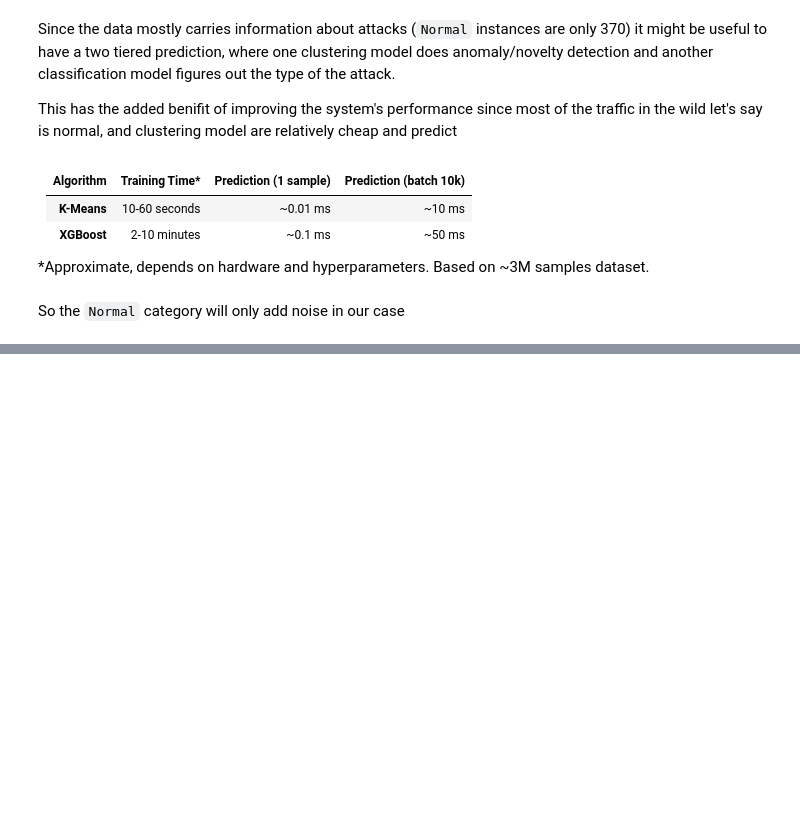
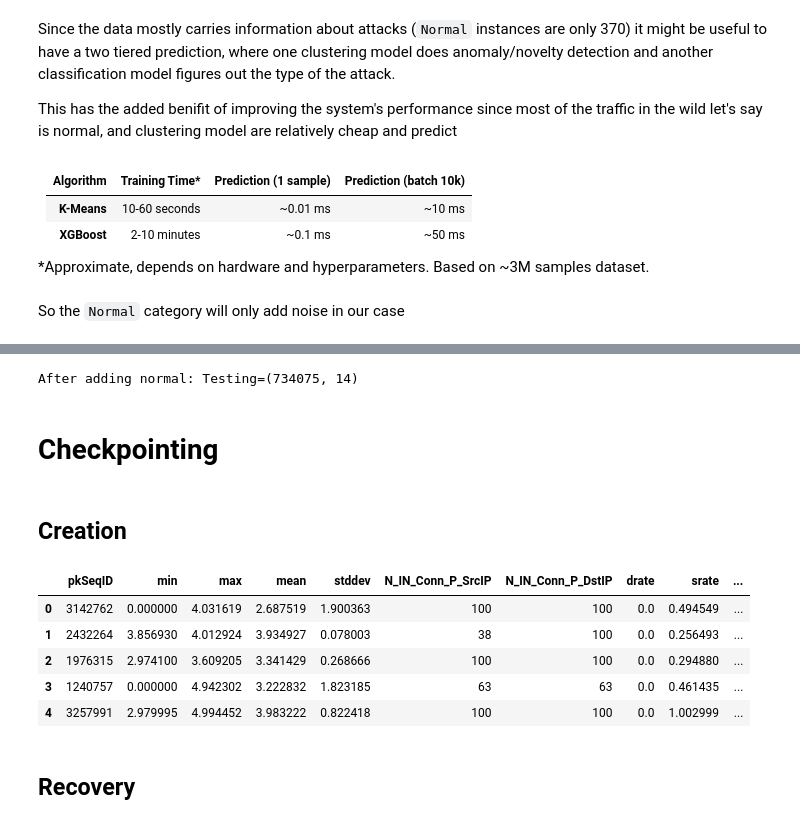
Before and after one commit to merzouka/bds.ml, a Jupyter notebook: eda/eda.ipynb, the cells around one changed output, grey strips where cells are left out. Drawn from its saved outputs; the diff is of its cells as text; code cells hidden in the pictures; blank space fills up the shorter version.

Commit message:
Finished checkpoint logic

```diff
--- a/eda/eda.ipynb
+++ b/eda/eda.ipynb
@@ -394,0 +397,24 @@ After ropping: Testing=(733598, 14)
+# %%
+testing_with_normal = pd.concat([testing, training_normal])
+print(f'After adding normal: Testing={testing_with_normal.shape}')
+# %% [output]
+After adding normal: Testing=(734075, 14)
+# %% [markdown]
+# Checkpointing
+# %%
+TESTING_CLEANED_WITH_NORMAL_PATH = f'{DATASETS_PATH}/test/test_cleaned_with_normal.csv'
+TESTING_CLEANED_WITHOUT_NORMAL_PATH = f'{DATASETS_PATH}/test/test_cleaned_without_normal.csv'
+TRAINING_CLEANED_PATH = f'{DATASETS_PATH}/training/training_cleaned.csv'
+# %% [markdown]
+## Creation
+# %%
+tmp = training.reset_index(drop=False)
+tmp.to_csv(TRAINING_CLEANED_PATH, index=False)
+tmp.head()
+# %% [output]
+|  | pkSeqID | min | max | mean | stddev | N_IN_Conn_P_SrcIP | N_IN_Conn_P_DstIP | drate | srate | ... |
+| 0 | 3142762 | 0.000000 | 4.031619 | 2.687519 | 1.900363 | 100 | 100 | 0.0 | 0.494549 | ... |
+| 1 | 2432264 | 3.856930 | 4.012924 | 3.934927 | 0.078003 | 38 | 100 | 0.0 | 0.256493 | ... |
+| 2 | 1976315 | 2.974100 | 3.609205 | 3.341429 | 0.268666 | 100 | 100 | 0.0 | 0.294880 | ... |
+| 3 | 1240757 | 0.000000 | 4.942302 | 3.222832 | 1.823185 | 63 | 63 | 0.0 | 0.461435 | ... |
+| 4 | 3257991 | 2.979995 | 4.994452 | 3.983222 | 0.822418 | 100 | 100 | 0.0 | 1.002999 | ... |
@@ -394,0 +427,2 @@ After ropping: Testing=(733598, 14)
+# %% [markdown]
+## Recovery
```
Also changed, not shown: parts of 9 cells of this notebook.
